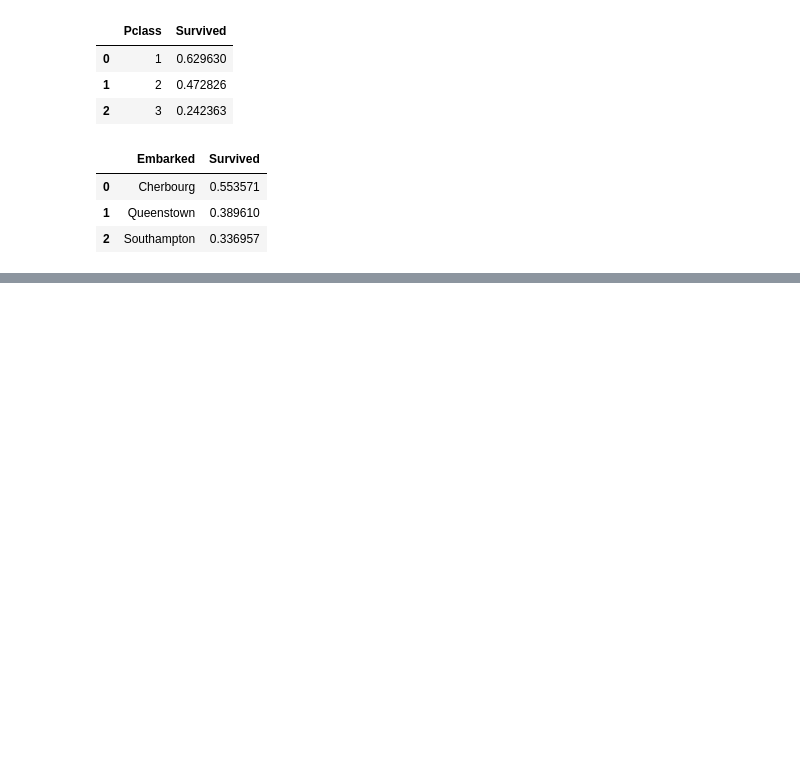
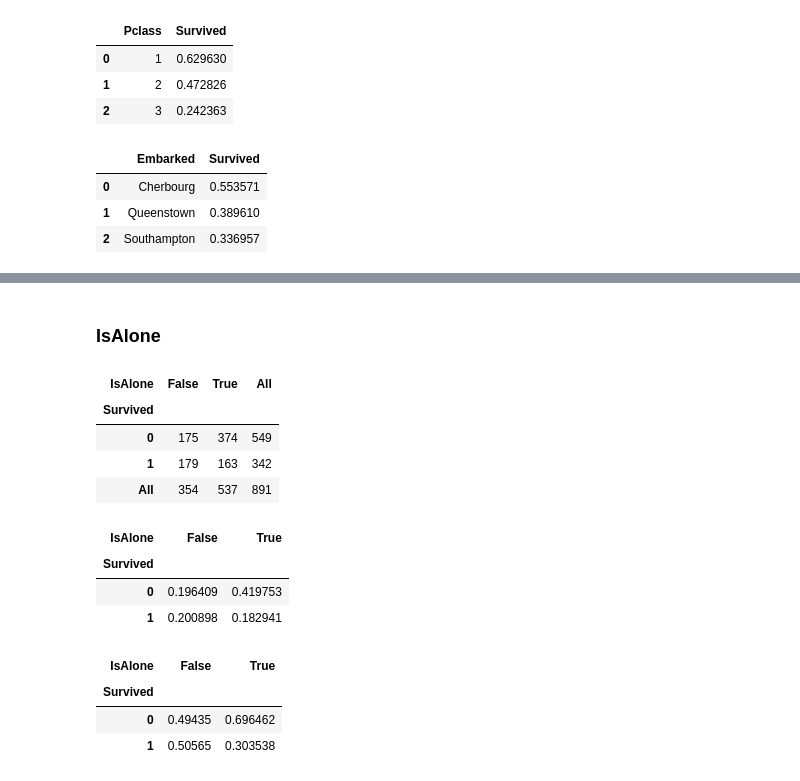
Before and after one commit to dennis-hauser/titanic, a Jupyter notebook: titanic.ipynb, the cells around one changed output, grey strips where cells are left out. Drawn from its saved outputs; the diff is of its cells as text; code cells hidden in the pictures; blank space fills up the shorter version.

```diff
--- a/titanic.ipynb
+++ b/titanic.ipynb
@@ -240,0 +276,27 @@ data[['Embarked', 'Survived']].groupby(['Embarked'], as_index=False).mean().sort
+# %% [markdown]
+### IsAlone
+# %%
+# Joint frequencies
+pd.crosstab(index=data['Survived'], columns=data['IsAlone'], margins=True)
+# %% [output]
+| IsAlone | False | True | All |
+| Survived |  |  |  |
+| 0 | 175 | 374 | 549 |
+| 1 | 179 | 163 | 342 |
+| All | 354 | 537 | 891 |
+# %%
+# Joint probabilities
+pd.crosstab(index=data['Survived'], columns=data['IsAlone'], normalize=True)
+# %% [output]
+| IsAlone | False | True |
+| Survived |  |  |
+| 0 | 0.196409 | 0.419753 |
+| 1 | 0.200898 | 0.182941 |
+# %%
+# Conditional probabilities
+pd.crosstab(index=data['Survived'], columns=data['IsAlone'], normalize='columns')
+# %% [output]
+| IsAlone | False | True |
+| Survived |  |  |
+| 0 | 0.49435 | 0.696462 |
+| 1 | 0.50565 | 0.303538 |
```
Also changed, not shown: parts of 16 cells of this notebook.
